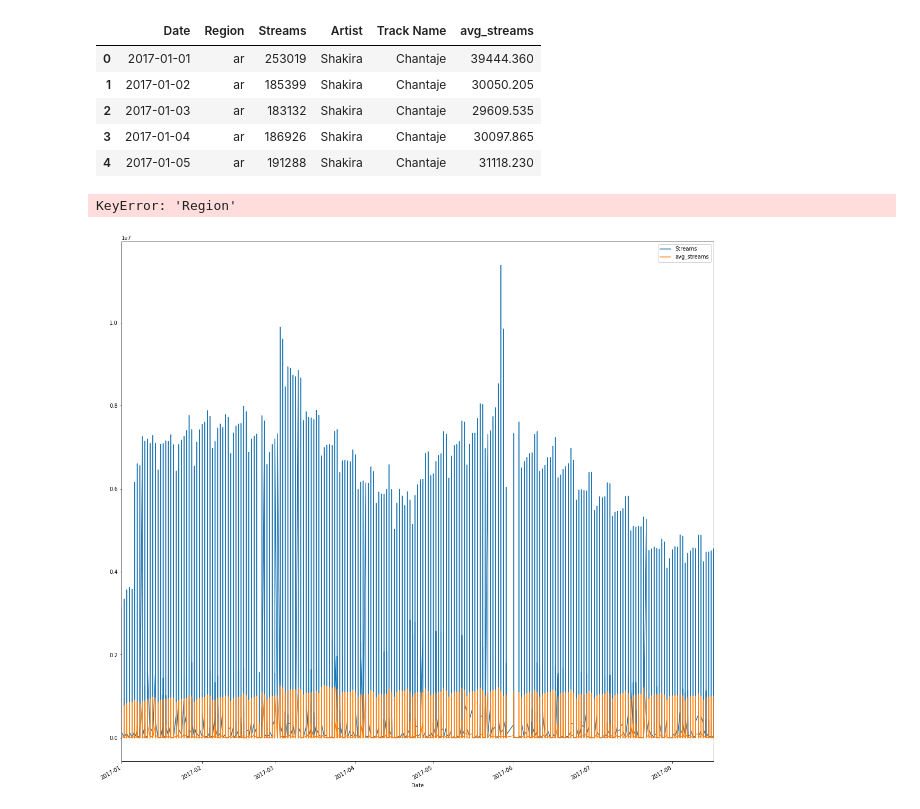
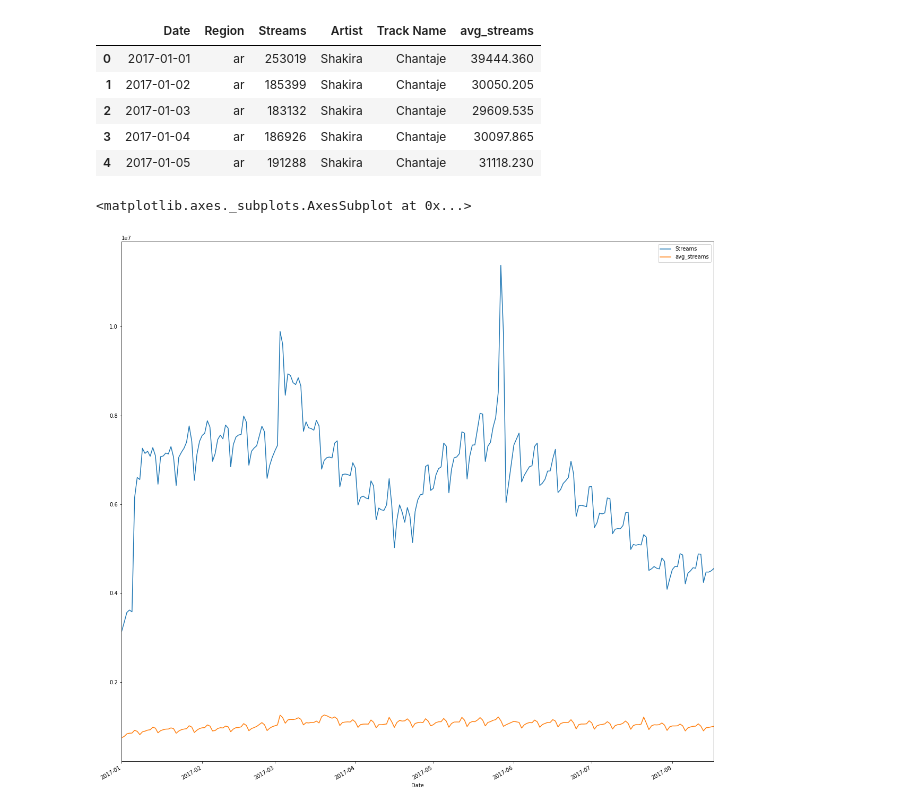
Before and after one commit to maxgrossenbacher/Forecasting_daily_spotify_streams, a Jupyter notebook: src/Spotify_Time_Series.ipynb, the cells around one changed output. Cells and saved outputs as stored; diff of their text form; code cells hidden in the pictures.

```diff
--- a/src/Spotify_Time_Series.ipynb
+++ b/src/Spotify_Time_Series.ipynb
@@ -93,9 +93,7 @@ streaming_data.head()
 | 3 | 2017-01-04 | ar | 186926 | Shakira | Chantaje | 30097.865 |
 | 4 | 2017-01-05 | ar | 191288 | Shakira | Chantaje | 31118.230 |
 # %%
-
-streaming_data.plot(x='Date', y=['Streams', 'avg_streams'], figsize=(20,20))
-parallel_coordinates(streaming_data[['Streams']], 'Region')
+streaming_data[streaming_data['Region'] == 'global'].plot(kind='line',x='Date', y=['Streams', 'avg_streams'], figsize=(20,20))
 # %% [output]
-KeyError: 'Region'
+<matplotlib.axes._subplots.AxesSubplot at 0x...>
-[figure, old version]
+[figure, new version]
```
Also changed, not shown: parts of 1 cell of this notebook.
